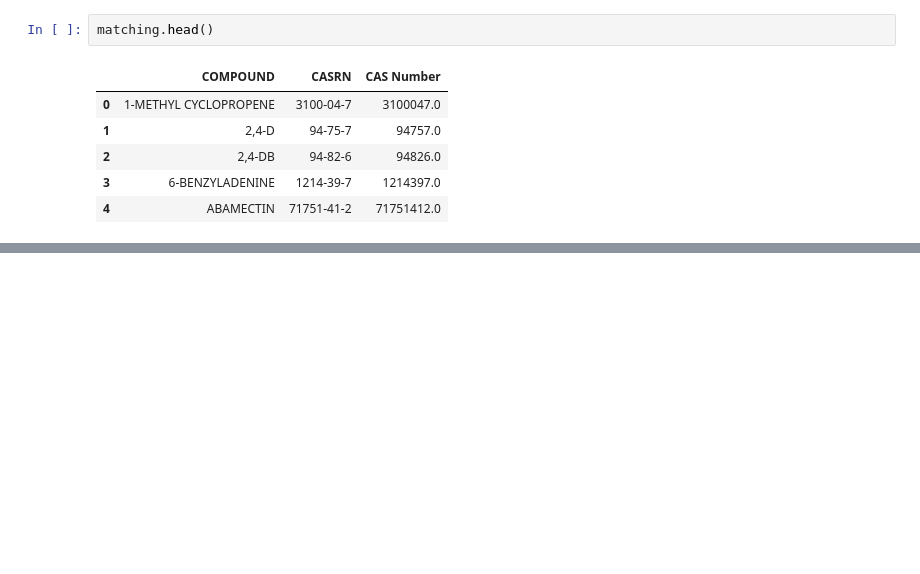
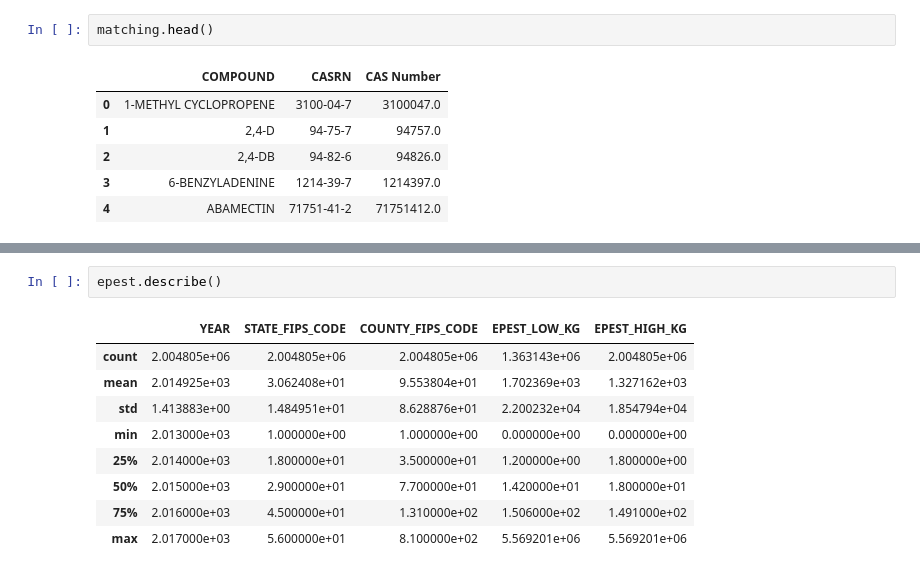
Before and after one commit to peytonrsmith/PerryLavinderSmith, a Jupyter notebook: Scripts/Ecotox_NEW.ipynb, the cells around one changed output, grey strips where cells are left out. Drawn from its saved outputs; the diff is of its cells as text; blank space fills up the shorter version.

```diff
--- a/Scripts/Ecotox_NEW.ipynb
+++ b/Scripts/Ecotox_NEW.ipynb
@@ -58,0 +131,12 @@ matching.head()
+# %%
+epest.describe()
+# %% [output]
+|  | YEAR | STATE_FIPS_CODE | COUNTY_FIPS_CODE | EPEST_LOW_KG | EPEST_HIGH_KG |
+| count | 2.004805e+06 | 2.004805e+06 | 2.004805e+06 | 1.363143e+06 | 2.004805e+06 |
+| mean | 2.014925e+03 | 3.062408e+01 | 9.553804e+01 | 1.702369e+03 | 1.327162e+03 |
+| std | 1.413883e+00 | 1.484951e+01 | 8.628876e+01 | 2.200232e+04 | 1.854794e+04 |
+| min | 2.013000e+03 | 1.000000e+00 | 1.000000e+00 | 0.000000e+00 | 0.000000e+00 |
+| 25% | 2.014000e+03 | 1.800000e+01 | 3.500000e+01 | 1.200000e+00 | 1.800000e+00 |
+| 50% | 2.015000e+03 | 2.900000e+01 | 7.700000e+01 | 1.420000e+01 | 1.800000e+01 |
+| 75% | 2.016000e+03 | 4.500000e+01 | 1.310000e+02 | 1.506000e+02 | 1.491000e+02 |
+| max | 2.017000e+03 | 5.600000e+01 | 8.100000e+02 | 5.569201e+06 | 5.569201e+06 |
```
Also changed, not shown: parts of 17 cells of this notebook.
